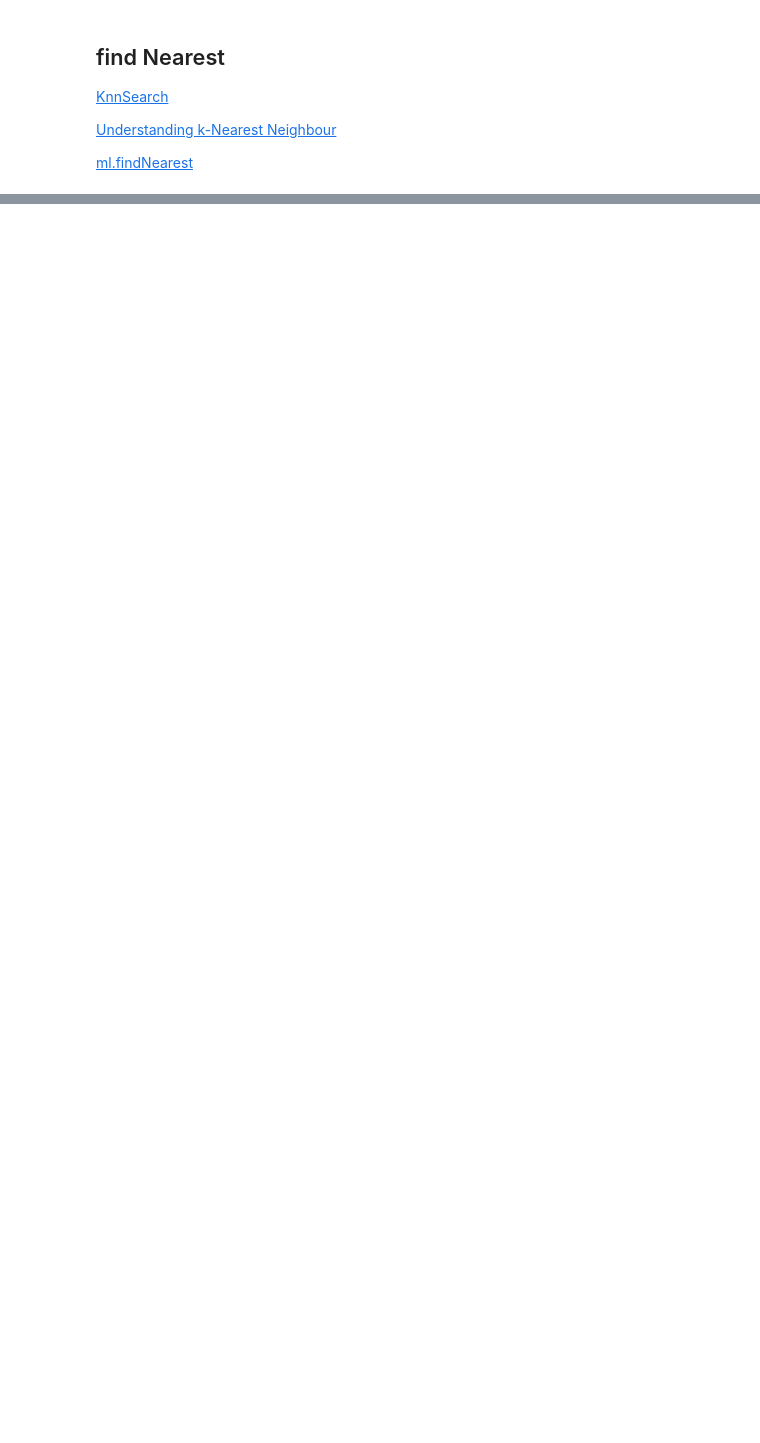
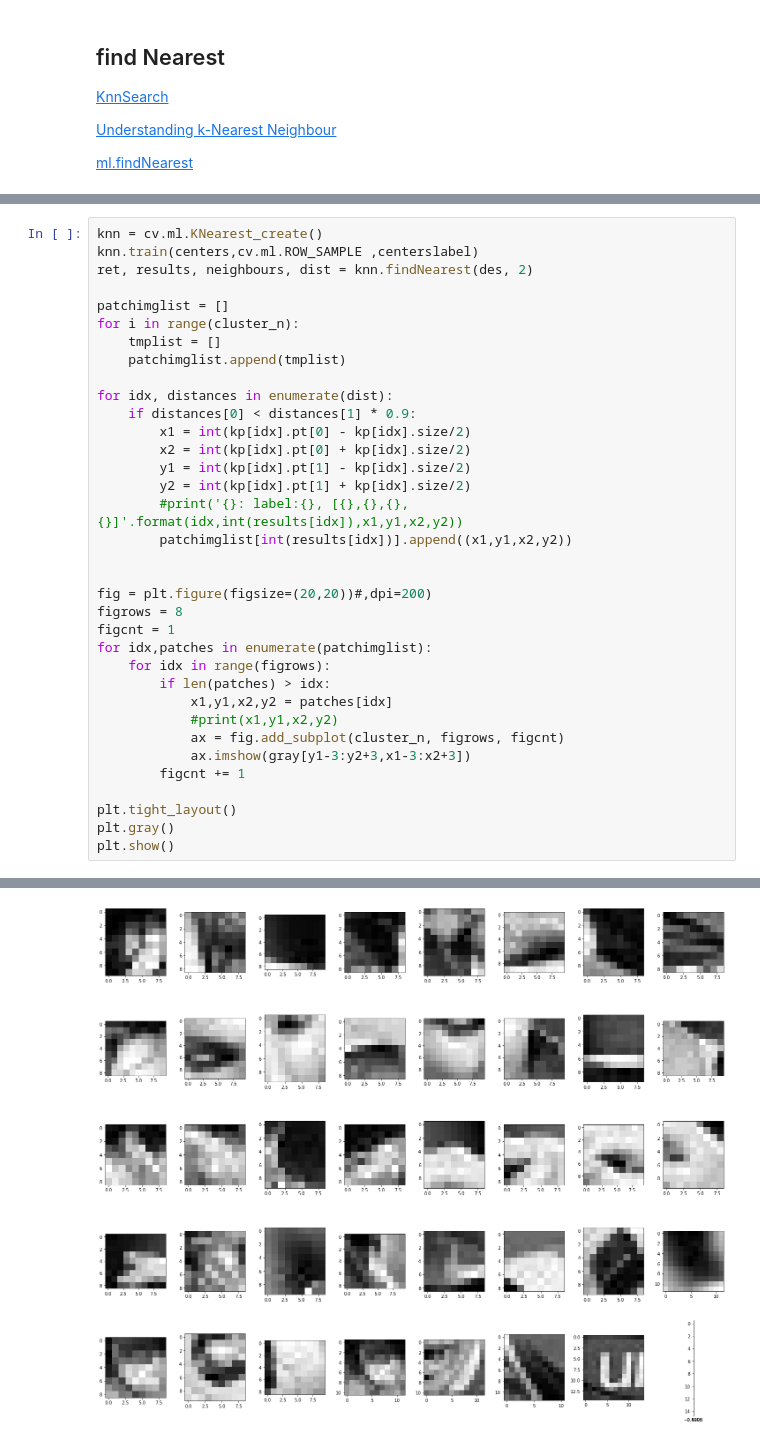
Before and after one commit to suzuki-tr/opencvtest, a Jupyter notebook: tutorial/clustering.ipynb, the cells around one changed output, grey strips where cells are left out. Cells and saved outputs as stored; diff of their text form; blank space fills up the shorter version.

```diff
--- a/tutorial/clustering.ipynb
+++ b/tutorial/clustering.ipynb
@@ -326,0 +348,36 @@ resultlabels:  (771, 1) float32
+# %%
+knn = cv.ml.KNearest_create()
+knn.train(centers,cv.ml.ROW_SAMPLE ,centerslabel)
+ret, results, neighbours, dist = knn.findNearest(des, 2)
+
+patchimglist = []
+for i in range(cluster_n):
+    tmplist = []
+    patchimglist.append(tmplist)
+
+for idx, distances in enumerate(dist):
+    if distances[0] < distances[1] * 0.9:
+        x1 = int(kp[idx].pt[0] - kp[idx].size/2)
+        x2 = int(kp[idx].pt[0] + kp[idx].size/2)
+        y1 = int(kp[idx].pt[1] - kp[idx].size/2)
+        y2 = int(kp[idx].pt[1] + kp[idx].size/2)
+        #print('{}: label:{}, [{},{},{},{}]'.format(idx,int(results[idx]),x1,y1,x2,y2))
+        patchimglist[int(results[idx])].append((x1,y1,x2,y2))
+
+
+fig = plt.figure(figsize=(20,20))#,dpi=200)
+figrows = 8
+figcnt = 1
+for idx,patches in enumerate(patchimglist):
+    for idx in range(figrows):
+        if len(patches) > idx:
+            x1,y1,x2,y2 = patches[idx]
+            #print(x1,y1,x2,y2)
+            ax = fig.add_subplot(cluster_n, figrows, figcnt)
+            ax.imshow(gray[y1-3:y2+3,x1-3:x2+3])
+        figcnt += 1
+
+plt.tight_layout()
+plt.gray()
+plt.show()
+# %% [output]
@@ -326,0 +387 @@ resultlabels:  (771, 1) float32
+[figure, added]
```
Also changed, not shown: parts of 7 cells of this notebook.
